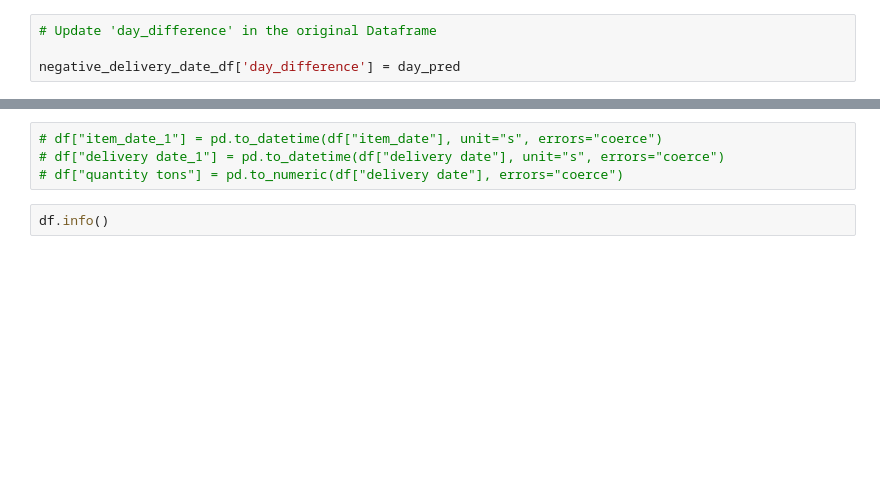
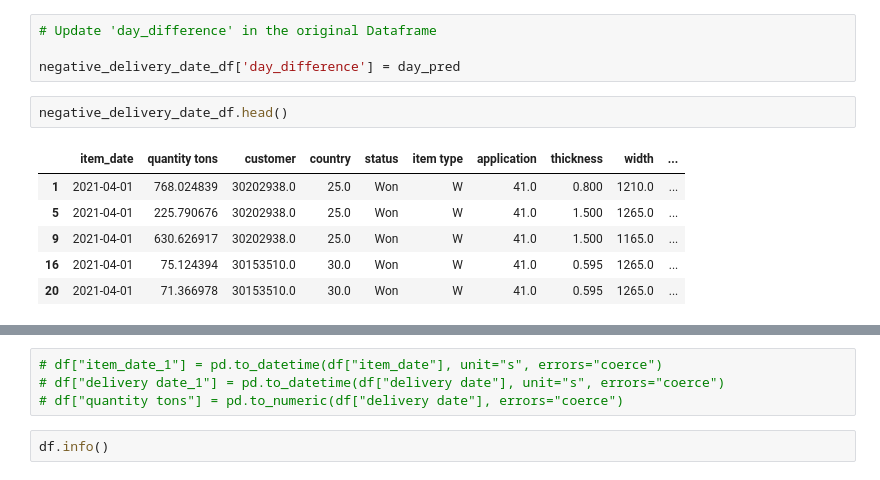
Before and after one commit to virenemmanuel/Industrial-Copper-Modeling, a Jupyter notebook: industrial_copper_modeling.ipynb, the cells around one changed output, grey strips where cells are left out. Cells and saved outputs as stored; diff of their text form; blank space fills up the shorter version.

```diff
--- a/industrial_copper_modeling.ipynb
+++ b/industrial_copper_modeling.ipynb
@@ -719,3 +718,12 @@ Test_Mean_Square_Error: 118.0727
 # Update 'day_difference' in the original Dataframe
 
 negative_delivery_date_df['day_difference'] = day_pred
+# %%
+negative_delivery_date_df.head()
+# %% [output]
+|  | item_date | quantity tons | customer | country | status | item type | application | thickness | width | ... |
+| 1 | 2021-04-01 | 768.024839 | 30202938.0 | 25.0 | Won | W | 41.0 | 0.800 | 1210.0 | ... |
+| 5 | 2021-04-01 | 225.790676 | 30202938.0 | 25.0 | Won | W | 41.0 | 1.500 | 1265.0 | ... |
+| 9 | 2021-04-01 | 630.626917 | 30202938.0 | 25.0 | Won | W | 41.0 | 1.500 | 1165.0 | ... |
+| 16 | 2021-04-01 | 75.124394 | 30153510.0 | 30.0 | Won | W | 41.0 | 0.595 | 1265.0 | ... |
+| 20 | 2021-04-01 | 71.366978 | 30153510.0 | 30.0 | Won | W | 41.0 | 0.595 | 1265.0 | ... |
```
Also changed, not shown: parts of 23 cells of this notebook, 1 other file.
